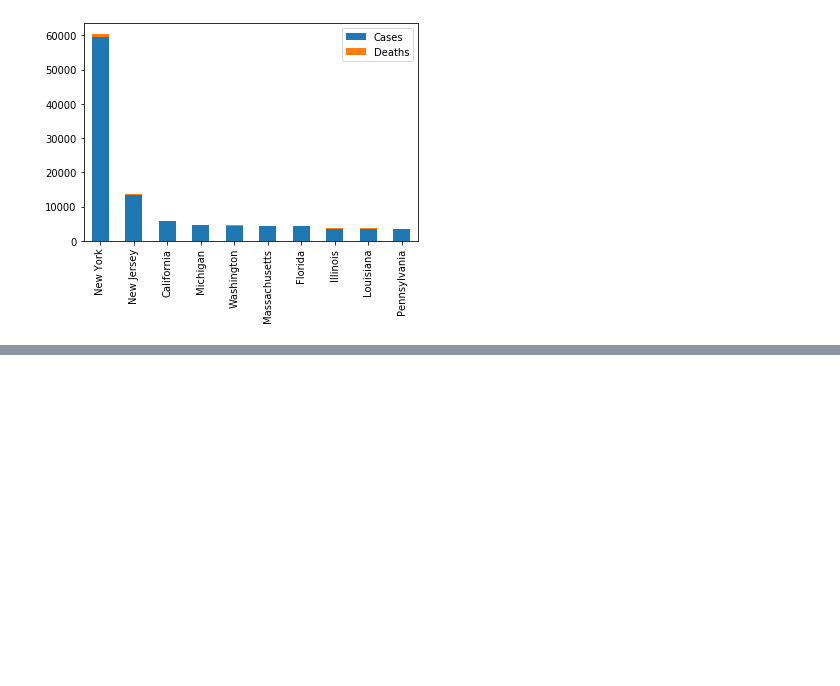
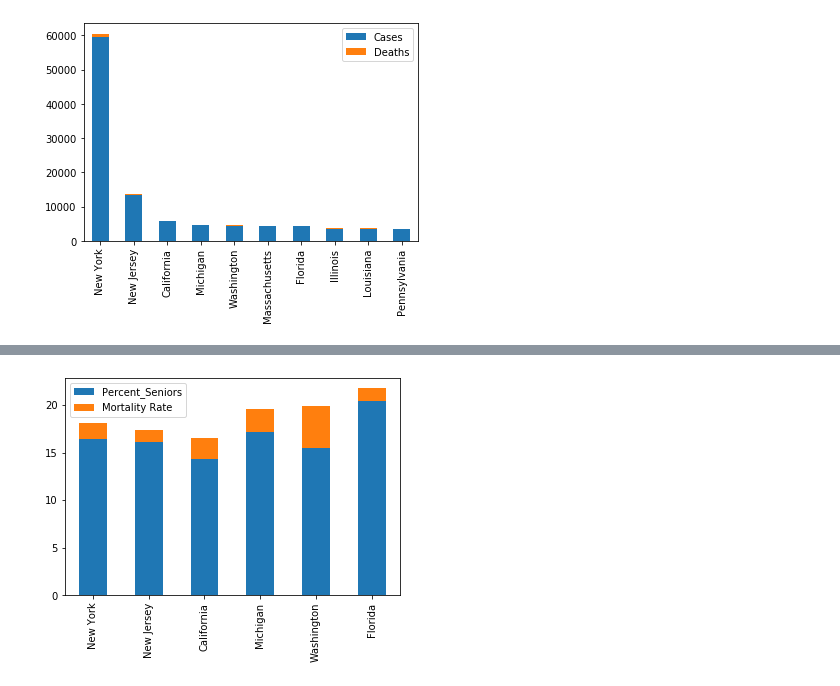
Before and after one commit to positivelyalli/COVID19_ETL_Project, a Jupyter notebook: state_measures.ipynb, the cells around one changed output, grey strips where cells are left out. Saved outputs shown, nothing was run; the diff lists cells and outputs as text; code cells hidden in the pictures; blank space fills up the shorter version.

```diff
--- a/state_measures.ipynb
+++ b/state_measures.ipynb
@@ -372,3 +386,5 @@ top_states_df
 # %%
 # read census data csv
-# top_six_df.to_csv('top_six.csv')
+pop_df = pd.read_csv('out.csv')
+
+pop_df
@@ -376,0 +399,4 @@ top_states_df
+# %%
+top_states_pop = pd.merge(top_states_df, pop_df, how='inner', left_on='State', right_on='Name')
+top_states_pop = top_states_pop[['State', 'Cases', 'Deaths', 'Population', 'Mortality Rate', 'Percent_Seniors']]
+top_states_pop
@@ -376,0 +411,12 @@ top_states_df
+# %%
+y_pos = np.arange(len(top_states_pop['Mortality Rate']))
+tick_labels = top_states_pop['State']
+
+top_states_pop[['Percent_Seniors', 'Mortality Rate']].plot(kind='bar', stacked=True)
+
+# Create names
+plt.xticks(y_pos, tick_labels)
+
+plt.savefig('stacked_bar_pop.png')
+# %% [output]
+[figure, added]
```
Also changed, not shown: parts of 19 cells of this notebook, 5 other files.
